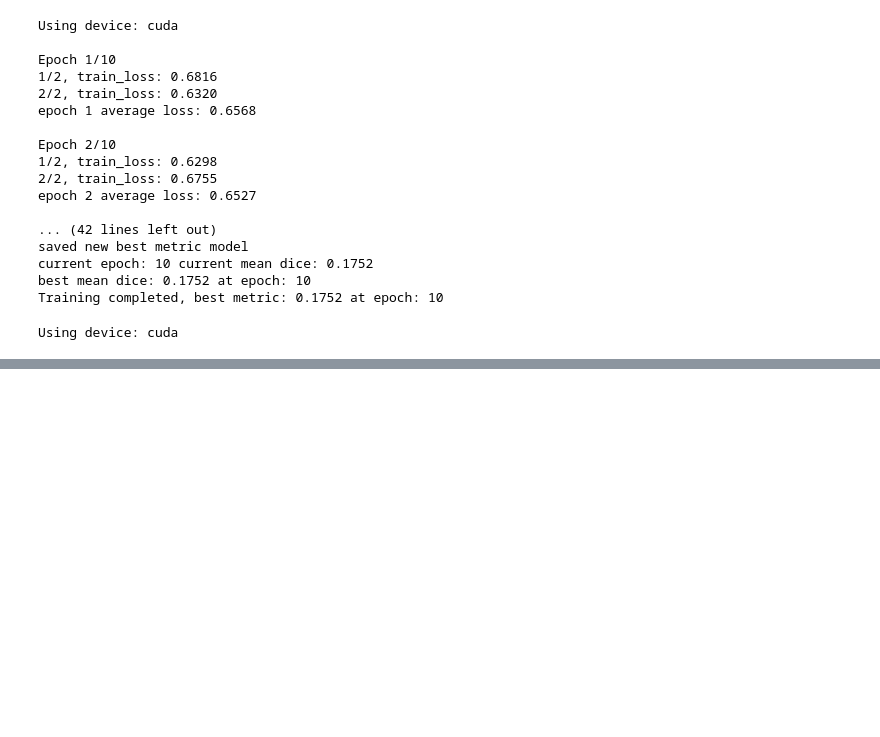
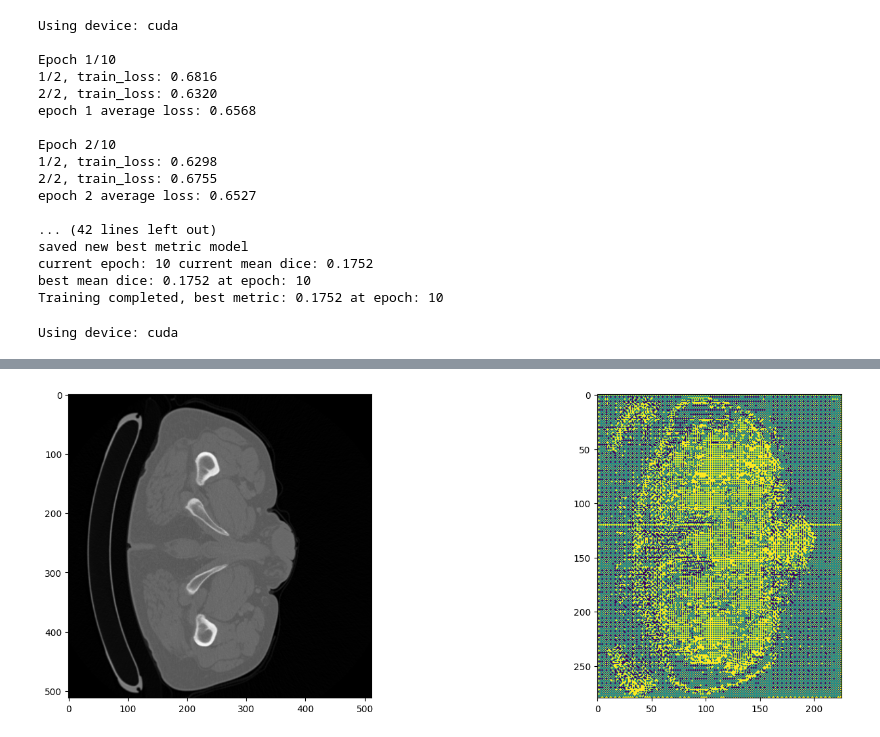
Before and after one commit to valohai/NVIDIA-MONAI-Valohai, a Jupyter notebook: notebook.ipynb, the cells around one changed output, grey strips where cells are left out. Saved outputs shown, nothing was run; the diff lists cells and outputs as text; code cells hidden in the pictures; blank space fills up the shorter version.

```diff
--- a/notebook.ipynb
+++ b/notebook.ipynb
@@ -75,0 +73,5 @@ TypeError: unsupported format string passed to NoneType.__format__
+# %%
+from inference import run_inference
+
+run_inference("checkpoints/best_metirc_model.pth","liver_dataset/imagesTs/liver_8.nii.gz" , "none")
+# %% [output]
@@ -75,0 +79 @@ TypeError: unsupported format string passed to NoneType.__format__
+[figure, added]
```
Also changed, not shown: parts of 2 cells of this notebook.
